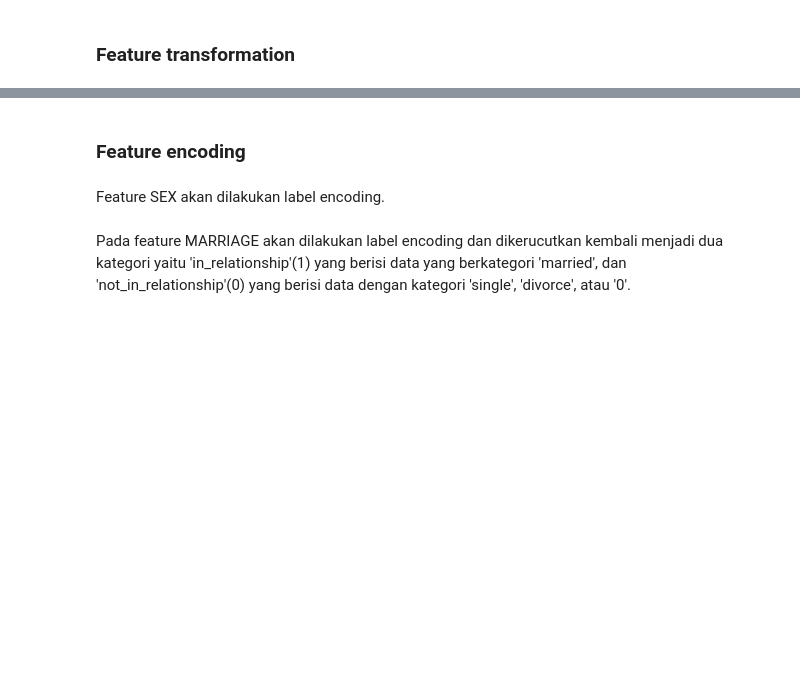
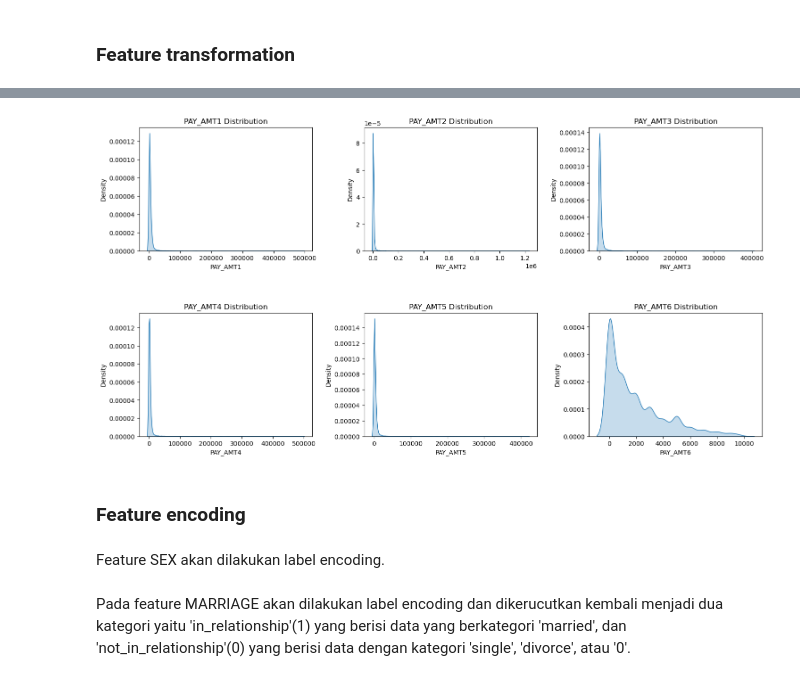
Before and after one commit to iqbalmudzakky/final_project, a Jupyter notebook: Stage_2_Data_Magician.ipynb, the cells around one changed output, grey strips where cells are left out. Drawn from its saved outputs; the diff is of its cells as text; code cells hidden in the pictures; blank space fills up the shorter version.

```diff
--- a/Stage_2_Data_Magician.ipynb
+++ b/Stage_2_Data_Magician.ipynb
@@ -218,3 +268,23 @@ Jumlah baris setelah memfilter outlier : 18945
+# %%
+# Distribusi PAY_AMT Setelah Membuang Outlier
+pay_plot, axs = plt.subplots(ncols = 3, nrows=2, figsize=(18, 9))
+
+sns.kdeplot(dftrain['PAY_AMT1'], fill = True, ax = axs[0,0])
+axs[0,0].set_title('PAY_AMT1 Distribution')
+sns.kdeplot(dftrain['PAY_AMT2'], fill = True, ax = axs[0,1])
+axs[0,1].set_title('PAY_AMT2 Distribution')
+sns.kdeplot(dftrain['PAY_AMT3'], fill = True, ax = axs[0,2])
+axs[0,2].set_title('PAY_AMT3 Distribution')
+sns.kdeplot(dftrain['PAY_AMT4'], fill = True, ax = axs[1,0])
+axs[1,0].set_title('PAY_AMT4 Distribution')
+sns.kdeplot(dftrain['PAY_AMT5'], fill = True, ax = axs[1,1])
+axs[1,1].set_title('PAY_AMT5 Distribution')
+sns.kdeplot(dftrain['PAY_AMT6'], fill = True, ax = axs[1,2])
+axs[1,2].set_title('PAY_AMT6 Distribution')
+
+pay_plot.subplots_adjust(hspace=0.5,wspace=0.3)
+# %% [output]
+[figure, added]
 # %% [markdown]
 ### Feature encoding
 # %% [markdown]
```
Also changed, not shown: parts of 7 cells of this notebook.
